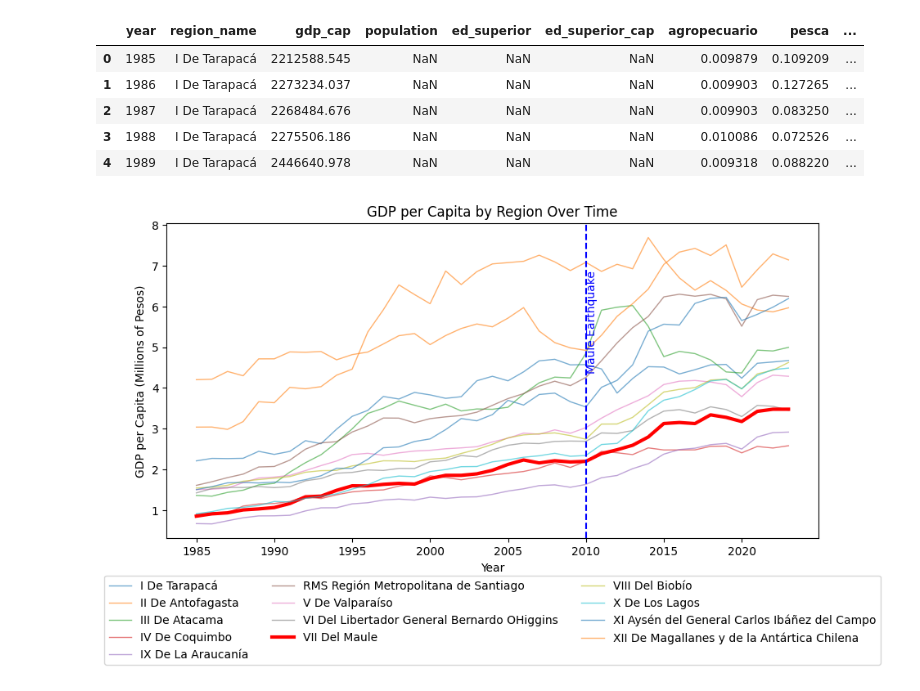
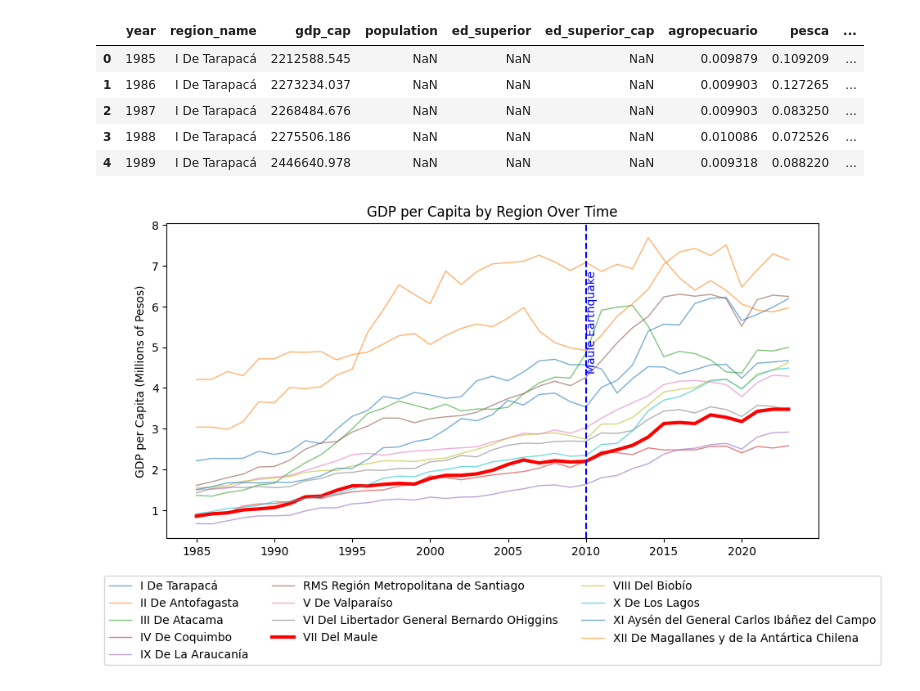
Before and after one commit to diodz/dpl-earthquakes, a Jupyter notebook: notebooks/Additional Figures.ipynb, the cells around one changed output. Drawn from its saved outputs; the diff is of its cells as text; code cells hidden in the pictures.

```diff
--- a/notebooks/Additional Figures.ipynb
+++ b/notebooks/Additional Figures.ipynb
@@ -13,28 +13,27 @@ df.head()
 # %%
 #tools.display_dataframe_to_user(name="Extended GDP per Capita Data", dataframe=merged_df)
 import matplotlib.pyplot as plt
 
 gdp_per_capita = df.pivot(index='year', columns='region_name', values='gdp_cap')
 # Plot each region's GDP per capita over time with prominence to VII Del Maule and the requested modifications
 plt.figure(figsize=(10, 6))
 for region in gdp_per_capita.columns:
     if region == 'VII Del Maule':
         plt.plot(gdp_per_capita.index, gdp_per_capita[region]/1000000, label=region, linewidth=3, color='red')
     else:
         plt.plot(gdp_per_capita.index, gdp_per_capita[region]/1000000, label=region, linewidth=1, alpha=0.6)
 
 # Add a vertical line at 2010 with an annotation for the earthquake
 plt.axvline(x=2010, color='blue', linestyle='--')
 plt.text(2010, plt.ylim()[1]*0.7, 'Maule Earthquake', rotation=90, verticalalignment='center', color='blue')
 
-plt.xlabel('Year')
 plt.ylabel('GDP per Capita (Millions of Pesos)')
 plt.title('GDP per Capita by Region Over Time')
 plt.legend(loc='upper center', bbox_to_anchor=(0.5, -0.1), ncol=3)
 plt.tight_layout()
 plt.show()
 # %% [output]
-[figure, old version]
+[figure, new version]
 # %%
 import sys
 sys.path.insert(0, '../src')
```
Also changed, not shown: parts of 5 cells of this notebook, 2 other files.
